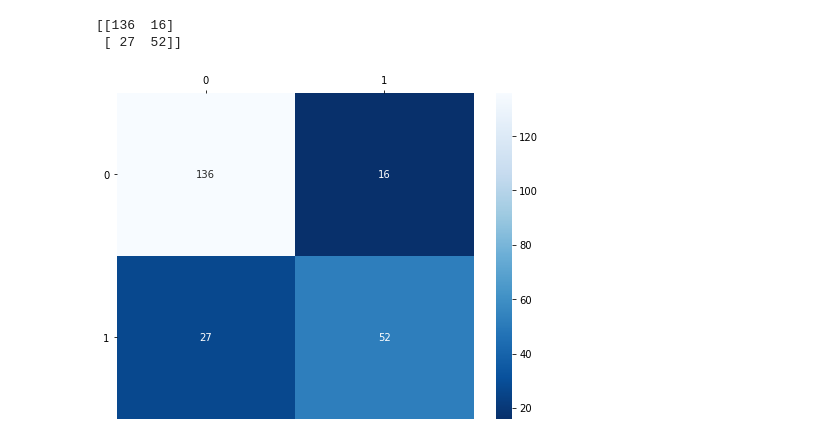
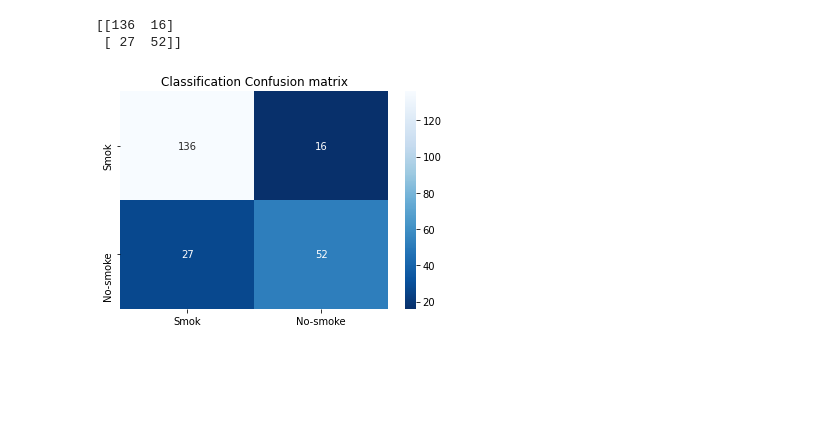
Before and after one commit to BlasFerreira/Machine_Learning, a Jupyter notebook: Supervised/Clasification/3_Logistic_Regression/1_Diabetes_Case/Logistic_Regression_Diabetes.ipynb, the cells around one changed output. Cells and saved outputs as stored; diff of their text form; code cells hidden in the pictures; blank space fills up the shorter version.

```diff
--- a/Supervised/Clasification/3_Logistic_Regression/1_Diabetes_Case/Logistic_Regression_Diabetes_SVM Diabetes.ipynb
+++ b/Supervised/Clasification/3_Logistic_Regression/1_Diabetes_Case/Logistic_Regression_Diabetes.ipynb
@@ -498,2 +516,0 @@ logreg = LogisticRegression()
-# %%
-logreg.fit( X_train_scal, y_train )
@@ -554,14 +591,14 @@ print(cm)
 [[136  16]
  [ 27  52]]
 # %%
-df_cm = pd.DataFrame(cm, #Valores
-                     index = [i for i in np.unique(y)], # rows
-                     columns = [i for i in np.unique(y)]) # Column
-plt.figure(figsize = (8,6))
-ax = sns.heatmap(df_cm, annot=True, cmap="Blues_r", fmt = 'g')
-plt.yticks(rotation=0)
-ax.xaxis.tick_top() # x axis on top
-ax.xaxis.set_label_position('top')
+# Compute confusion Matrix
+cm = confusion_matrix(y_test, y_pred)
+df_cm = pd.DataFrame(cm, index = ['Smok', 'No-smoke'], columns = ['Smok', 'No-smoke'])
+plt.figure(figsize = (6,4))
+sns.heatmap(df_cm, annot=True, cmap="Blues_r", fmt = 'g')
+plt.title('Classification Confusion matrix')
 plt.show()
+
+# The best parameters are {'C': 0.1, 'penalty': 'l2', 'solver': 'lbfgs'}
 # %% [output]
-[figure, old version]
+[figure, new version]
```
Also changed, not shown: parts of 11 cells of this notebook.
